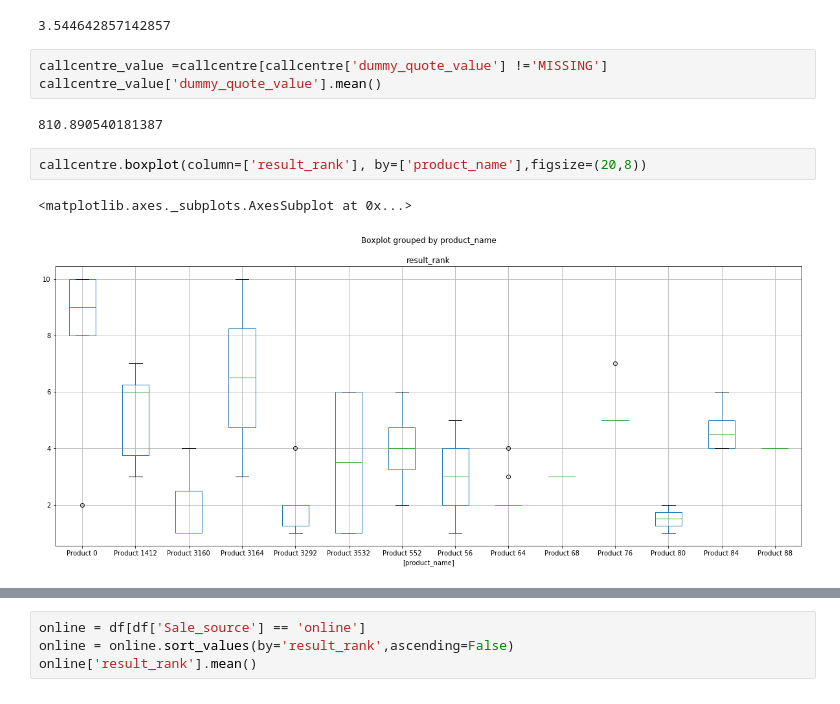
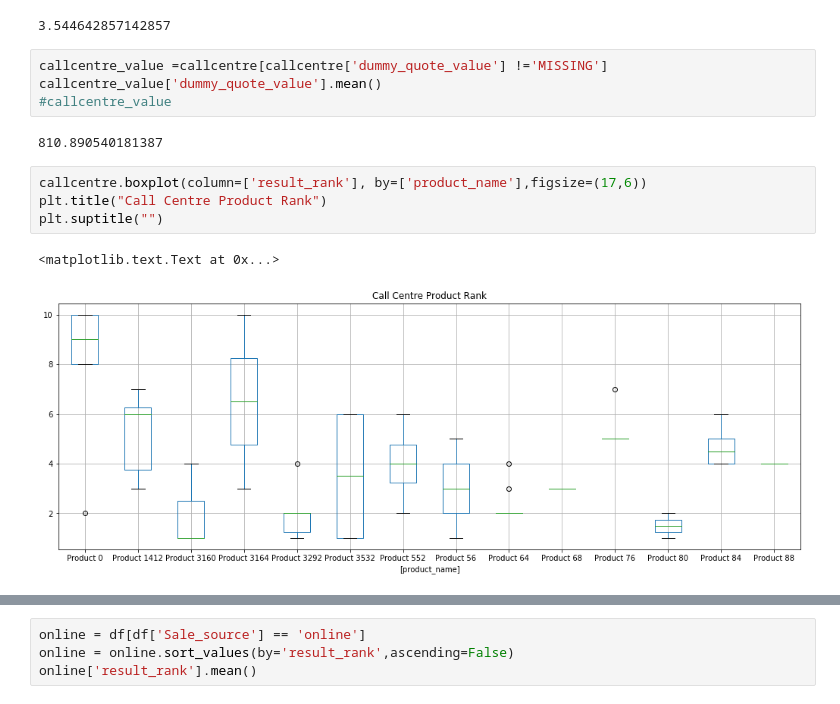
Before and after one commit to catwang42/iSelect-ProductMatching-, a Jupyter notebook: exploreData.ipynb, the cells around one changed output, grey strips where cells are left out. Cells and saved outputs as stored; diff of their text form.

```diff
--- a/exploreData.ipynb
+++ b/exploreData.ipynb
@@ -286,10 +287,13 @@ callcentre_value['result_rank'].mean()
 # %%
 callcentre_value =callcentre[callcentre['dummy_quote_value'] !='MISSING']
 callcentre_value['dummy_quote_value'].mean()
+#callcentre_value
 # %% [output]
 810.890540181387
 # %%
-callcentre.boxplot(column=['result_rank'], by=['product_name'],figsize=(20,8))
+callcentre.boxplot(column=['result_rank'], by=['product_name'],figsize=(17,6))
+plt.title("Call Centre Product Rank")
+plt.suptitle("")
 # %% [output]
-<matplotlib.axes._subplots.AxesSubplot at 0x...>
+<matplotlib.text.Text at 0x...>
-[figure, old version]
+[figure, new version]
```
Also changed, not shown: parts of 15 cells of this notebook, 11 other files.
